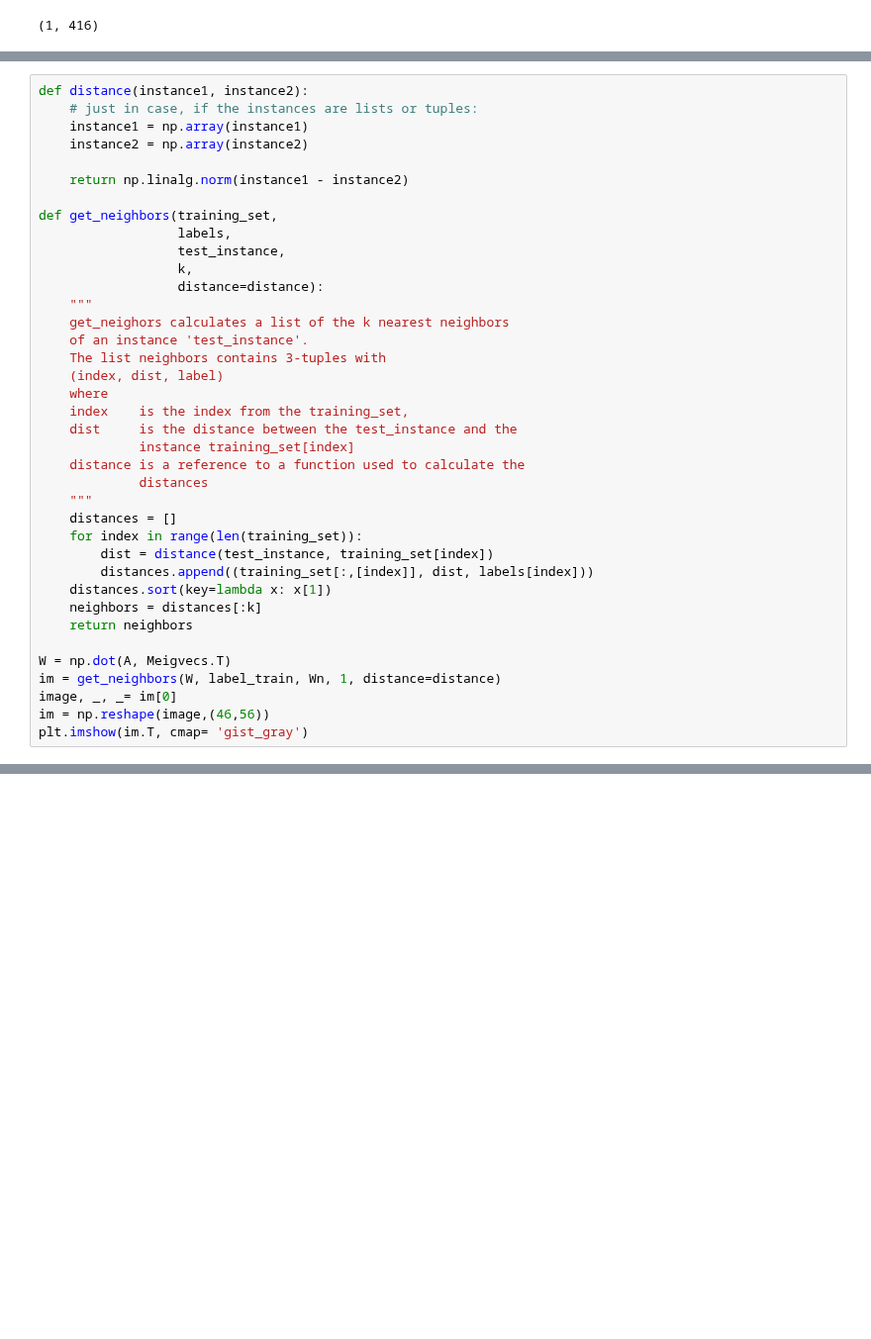
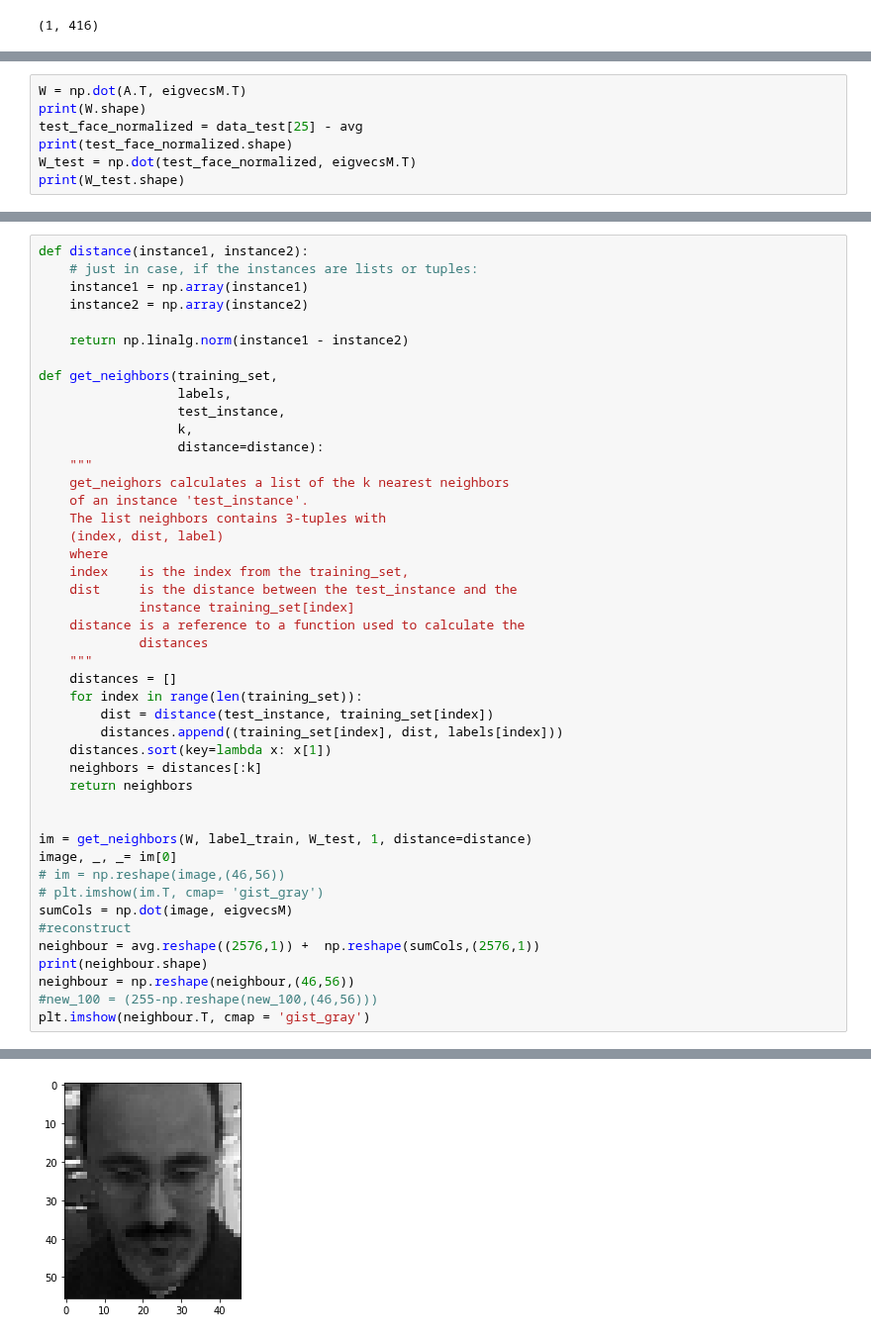
Before and after one commit to pedromonteiro18/Pattern_Recognition, a Jupyter notebook: Coursework.ipynb, the cells around one changed output, grey strips where cells are left out. Shown at 99% size. Cells and saved outputs as stored; diff of their text form; blank space fills up the shorter version.

```diff
--- a/Coursework.ipynb
+++ b/Coursework.ipynb
@@ -103,0 +116,7 @@ plt.plot(x,y)
+# %%
+W = np.dot(A.T, eigvecsM.T)
+print(W.shape)
+test_face_normalized = data_test[25] - avg
+print(test_face_normalized.shape)
+W_test = np.dot(test_face_normalized, eigvecsM.T)
+print(W_test.shape)
@@ -129,13 +152,21 @@ def get_neighbors(training_set,
     distances = []
     for index in range(len(training_set)):
         dist = distance(test_instance, training_set[index])
-        distances.append((training_set[:,[index]], dist, labels[index]))
+        distances.append((training_set[index], dist, labels[index]))
     distances.sort(key=lambda x: x[1])
     neighbors = distances[:k]
     return neighbors
 
-W = np.dot(A, Meigvecs.T)
-im = get_neighbors(W, label_train, Wn, 1, distance=distance)
+
+im = get_neighbors(W, label_train, W_test, 1, distance=distance)
 image, _, _= im[0]
-im = np.reshape(image,(46,56))
-plt.imshow(im.T, cmap= 'gist_gray')
+# im = np.reshape(image,(46,56))
+# plt.imshow(im.T, cmap= 'gist_gray')
+sumCols = np.dot(image, eigvecsM)
+#reconstruct
+neighbour = avg.reshape((2576,1)) +  np.reshape(sumCols,(2576,1))
+print(neighbour.shape)
+neighbour = np.reshape(neighbour,(46,56))
+#new_100 = (255-np.reshape(new_100,(46,56)))
+plt.imshow(neighbour.T, cmap = 'gist_gray')
+# %% [output]
@@ -142,3 +175,4 @@ plt.imshow(im.T, cmap= 'gist_gray')
+[figure, added]
 # %%
 #---------------------------------- QUESTION 2 -------------------------------------------#
 # Split the data into 4 parts (104 images each)
```
Also changed, not shown: parts of 11 cells of this notebook.
